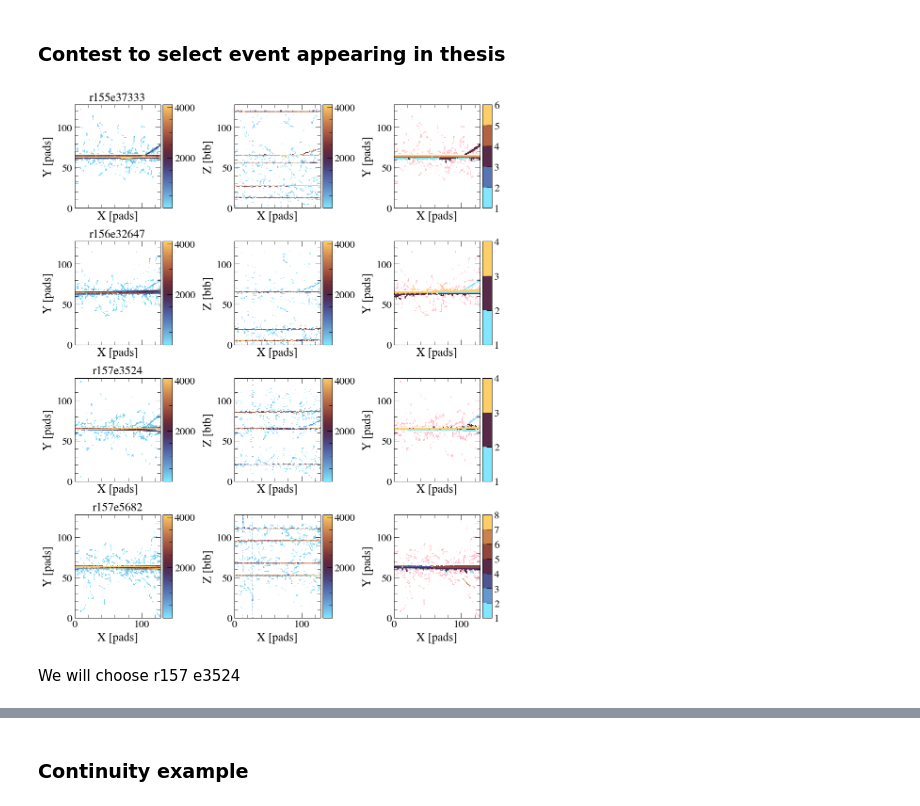
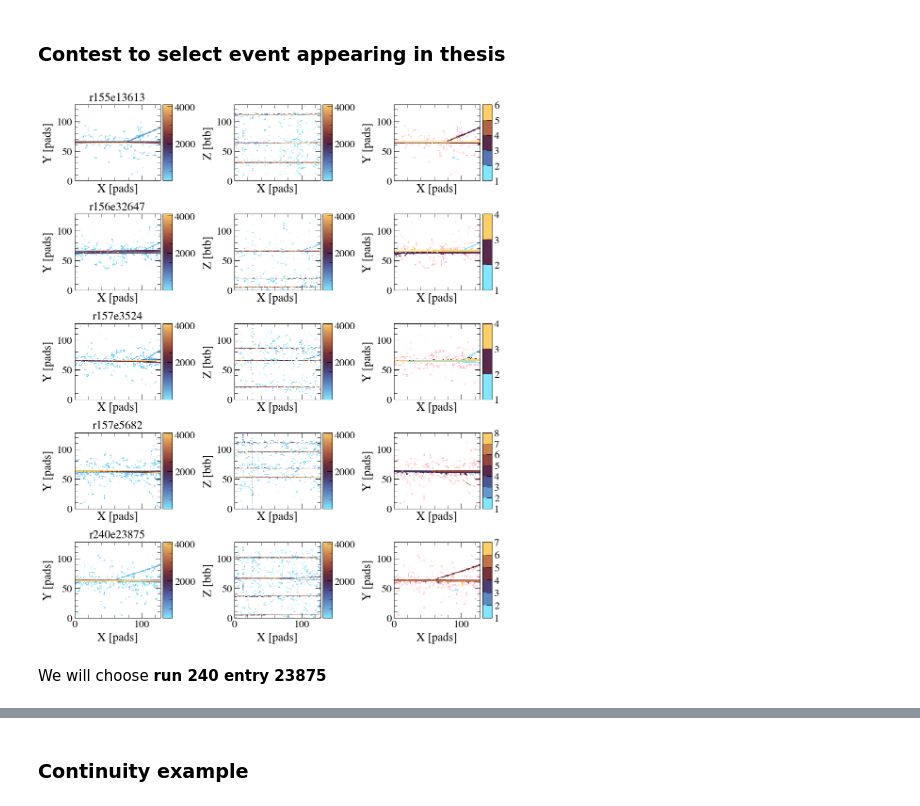
Before and after one commit to loopset/e796-analysis, a Jupyter notebook: Publications/analysis/track_reconstruction.ipynb, the cells around one changed output, grey strips where cells are left out. Drawn from its saved outputs; the diff is of its cells as text; code cells hidden in the pictures.

Commit message:
improvements in analysis figures for thesis

```diff
--- a/Publications/analysis/track_reconstruction.ipynb
+++ b/Publications/analysis/track_reconstruction.ipynb
@@ -121,26 +125,26 @@ fig.savefig(sty.thesis + "point_cloud.pdf", dpi=300)
 # %% [markdown]
 ### Contest to select event appearing in thesis
 # %%
-runentry = [(155, 37333), (156, 32647), (157, 3524), (157, 5682)]
+runentry = [(155, 13613), (156, 32647), (157, 3524), (157, 5682), (240, 23875)]
 evs = []
 for run, entry in runentry:
     file = r.TFile(f"../Code/Events/run_{run}_entry_{entry}.root") #type: ignore
     evs.append(TPCInterface(file.Get("TPCData")))
 
 fig, axs = plt.subplots(len(evs), 3, figsize=(10, 12), sharex=True)
 
 for i, ev in enumerate(evs):
     ax: mplaxes.Axes = axs[i, 0]
     ev.plot("xy", ax=ax)
     ax.set_title(f"r{runentry[i][0]}e{runentry[i][1]}")
     ax: mplaxes.Axes = axs[i, 1]
     ev.plot("xz", ax=ax)
     ax = axs[i, 2]
     ev.plot("xy", isCluster=True, withNoise=True, ax=ax)
 
 fig.tight_layout()
 # %% [output]
-[figure, old version]
+[figure, new version]
 # %% [markdown]
-We will choose r157 e3524
+We will choose **run 240 entry 23875**
 # %%
```
Also changed, not shown: parts of 8 cells of this notebook, 5 other files.
